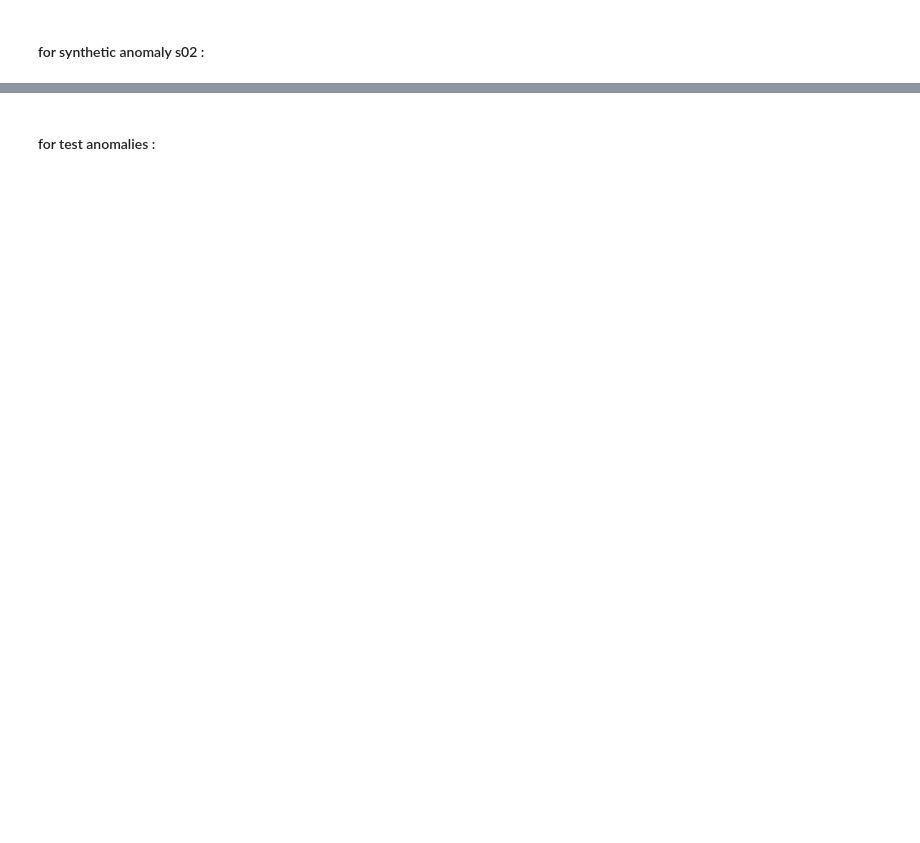
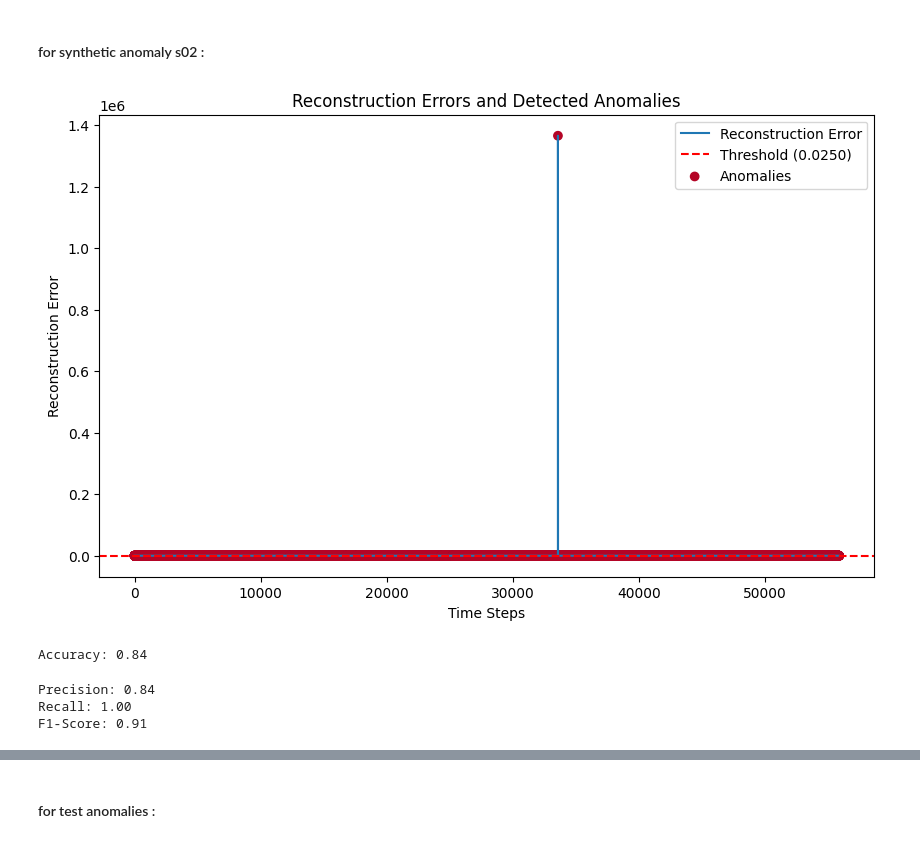
Before and after one commit to j0shcd/ml4pm-project, a Jupyter notebook: Hubert_Tries.ipynb, the cells around one changed output, grey strips where cells are left out. Cells and saved outputs as stored; diff of their text form; code cells hidden in the pictures; blank space fills up the shorter version.

```diff
--- a/Hubert_Tries.ipynb
+++ b/Hubert_Tries.ipynb
@@ -222,43 +236,26 @@ def visualize_anomalies(reconstruction_errors, anomaly_scores, threshold):
 
 from sklearn.metrics import fbeta_score
 
-def define_anomaly_score(reconstruction_errors, ground_truth, beta=1.0):
+def define_anomaly_score(reconstruction_errors, threshold):
     """
-    Define anomaly scores by maximizing the Fβ-score.
+    Define anomaly scores based on a given threshold.
 
     Args:
         reconstruction_errors (torch.Tensor): The reconstruction errors for the test data.
-        ground_truth (torch.Tensor or np.ndarray): Binary ground truth labels (1 for anomaly, 0 for normal).
-        beta (float): Weighting factor for Fβ-score. β > 1 favors recall, β < 1 favors precision.
+        threshold (float): Threshold value for anomaly detection.
 
     Returns:
         torch.Tensor: Binary tensor indicating anomalies (1 for anomaly, 0 for normal).
-        float: The threshold that maximized the Fβ-score.
-        float: The best Fβ-score achieved.
     """
-    best_fbeta = 0
-    best_threshold = 0
+    # Generate binary predictions based on the threshold
+    anomaly_scores = (reconstruction_errors > threshold).int()
+    return anomaly_scores
 
-    # Generate thresholds across the range of reconstruction errors
-    thresholds = torch.linspace(reconstruction_errors.min(), reconstruction_errors.max(), steps=100)
 
-    for threshold in thresholds:
-        # Generate binary predictions based on the current threshold
-        anomaly_scores = (reconstruction_errors > threshold).int()
-
-        # Compute Fβ-score
-        fbeta = fbeta_score(ground_truth, anomaly_scores.numpy(), beta=beta)
-
-        if fbeta > best_fbeta:
-            best_fbeta = fbeta
-            best_threshold = threshold.item()  # Convert tensor to Python float
-
-    # Generate final anomaly scores using the best threshold
-    anomaly_scores = (reconstruction_errors > best_threshold).int()
-
-    print(f"Best Threshold: {best_threshold:.4f}, Best Fβ-Score (β={beta}): {best_fbeta:.4f}")
-
-    return anomaly_scores, best_threshold, best_fbeta
+def custom_score(tp, fp, fn, tn, penalty_fp=2.0):
+    tp_rate = tp / (tp + fn + 1e-6)
+    fp_rate = fp / (fp + tn + 1e-6)
+    return tp_rate - penalty_fp * fp_rate
 # %%
 
 # Example usage for u4_test_equil_turbine
@@ -430,25 +466,30 @@ plt.show()
 # %%
 # Example usage for u5_s02_equil_turbine
 # Assume `u5_turbine_trained_model` is the autoencoder trained on u5_train_equil_turbine
 # Assume `scaler` is the StandardScaler fitted to u5_train_equil_turbine during training
 
 # Ensure that the columns in the test data match the training data
 u5_s02_turbine_data_preprocessed = preprocess_test_data(u5_s02_equil_turbine, u5_train_equil_turbine.columns, scaler)
 
 # Evaluate reconstruction errors
 reconstruction_errors = evaluate_reconstruction(u5_turbine_trained_model, u5_s02_turbine_data_preprocessed)
 
 # Define anomaly scores and threshold
-anomaly_scores, threshold = define_anomaly_score(reconstruction_errors)
+threshold = 0.025  # You can set this to an appropriate value or calculate it dynamically
+anomaly_scores = define_anomaly_score(reconstruction_errors, threshold)
 
 # Visualize anomalies
 visualize_anomalies(reconstruction_errors, anomaly_scores, threshold)
+# %% [output]
+[figure, added]
 # %%
 # Assuming `anomaly_scores` is already calculated in the previous cells
 ground_truth_u5_s02_T = u5_s02_equil_turbine['anomaly']  # Replace 'anomaly' with the actual column name
 detected_anomalies_u5_s02_T = anomaly_scores  # Use the previously calculated anomaly scores
 accuracy_u5_s02_T = accuracy_score(ground_truth_u5_s02_T, detected_anomalies_u5_s02_T)
 print(f"Accuracy: {accuracy_u5_s02_T:.2f}")
+# %% [output]
+Accuracy: 0.84
 # %%
 
 # Assuming ground_truth is a binary array (1 for anomaly, 0 for normal) from the synthetic info file
@@ -466,6 +507,10 @@ f1_u5_s02_T = f1_score(ground_truth_u5_s02_T, detected_anomalies_u5_s02_T)
 print(f"Precision: {precision_u5_s02_T:.2f}")
 print(f"Recall: {recall_u5_s02_T:.2f}")
 print(f"F1-Score: {f1_u5_s02_T:.2f}")
+# %% [output]
+Precision: 0.84
+Recall: 1.00
+F1-Score: 0.91
 # %%
 # Compute the confusion matrix
 conf_matrix = confusion_matrix(ground_truth_u5_s02_T, detected_anomalies_u5_s02_T)
```
Also changed, not shown: parts of 11 cells of this notebook.
